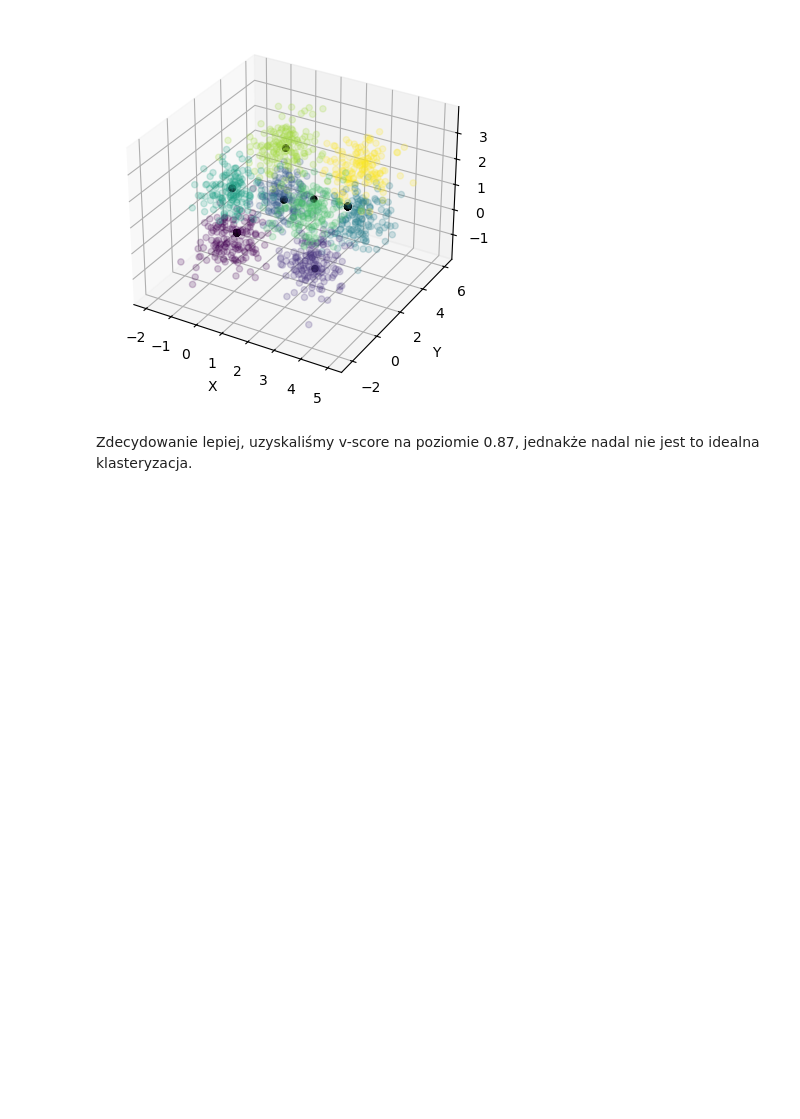
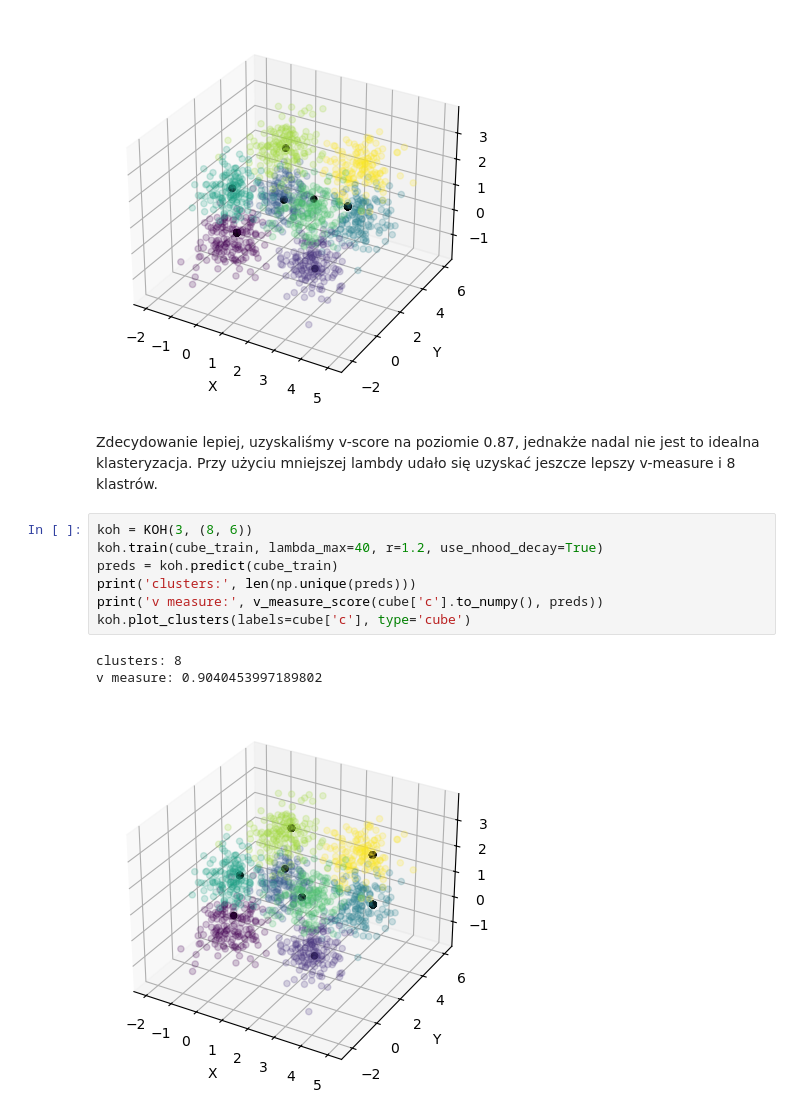
Before and after one commit to tymsoncyferki/MIOwAD, a Jupyter notebook: KOH/koh1.ipynb, the cells around one changed output. Drawn from its saved outputs; the diff is of its cells as text; blank space fills up the shorter version.

```diff
--- a/KOH/koh1.ipynb
+++ b/KOH/koh1.ipynb
@@ -256,4 +272,15 @@ clusters: 7
 v measure: 0.8668764259975958
 [figure]
 # %% [markdown]
-Zdecydowanie lepiej, uzyskaliśmy v-score na poziomie 0.87, jednakże nadal nie jest to idealna klasteryzacja.
+Zdecydowanie lepiej, uzyskaliśmy v-score na poziomie 0.87, jednakże nadal nie jest to idealna klasteryzacja. Przy użyciu mniejszej lambdy udało się uzyskać jeszcze lepszy v-measure i 8 klastrów.
+# %%
+koh = KOH(3, (8, 6))
+koh.train(cube_train, lambda_max=40, r=1.2, use_nhood_decay=True)
+preds = koh.predict(cube_train)
+print('clusters:', len(np.unique(preds)))
+print('v measure:', v_measure_score(cube['c'].to_numpy(), preds))
+koh.plot_clusters(labels=cube['c'], type='cube')
+# %% [output]
+clusters: 8
+v measure: 0.9040453997189802
+[figure, added]
```
Also changed, not shown: parts of 6 cells of this notebook.
